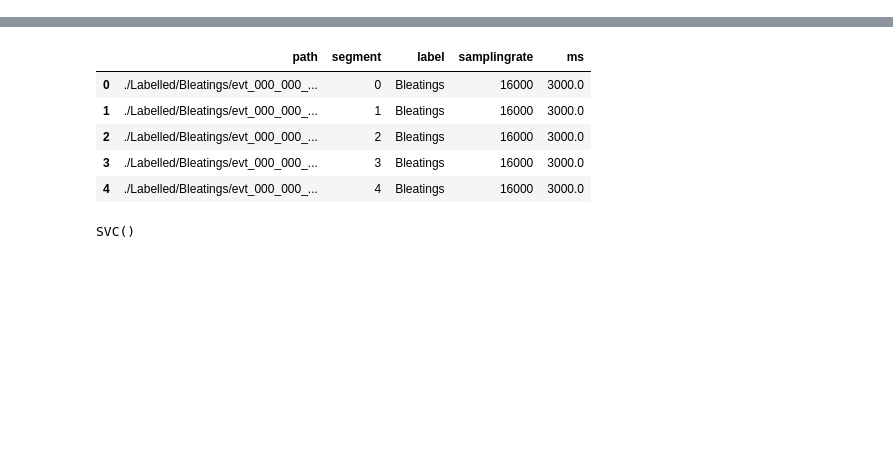
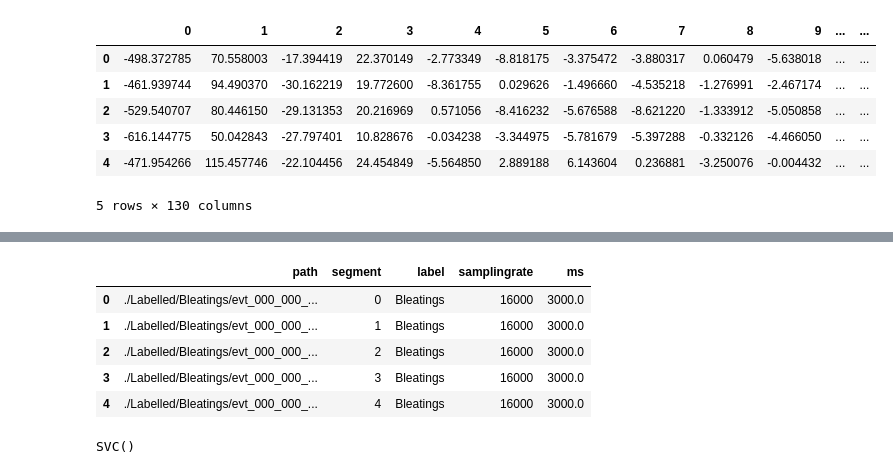
Before and after one commit to nicolasfacchinetti97/vocapra-apr-project, a Jupyter notebook: SVM.ipynb, the cells around one changed output, grey strips where cells are left out. Saved outputs shown, nothing was run; the diff lists cells and outputs as text; code cells hidden in the pictures; blank space fills up the shorter version.

```diff
--- a/SVM.ipynb
+++ b/SVM.ipynb
@@ -10,5 +10,15 @@ from sklearn.model_selection import cross_val_score, GridSearchCV, train_test_sp
 from sklearn.preprocessing import LabelEncoder, StandardScaler
 # %%
 metadata = pd.read_csv("processed_metadata.csv")
-d1 = pd.read_csv("mfcc_deltamfcc_entire.csv")
-d2 = pd.read_csv("mfcc_deltamfcc_stat.csv")
+d1 = pd.read_csv("mfcc_deltamfcc_entire.csv", index_col = 'Unnamed: 0')
+d2 = pd.read_csv("mfcc_deltamfcc_stat.csv", index_col = 'Unnamed: 0')
+# %%
+d1.head()
+# %% [output]
+|  | 0 | 1 | 2 | 3 | 4 | 5 | 6 | 7 | 8 | 9 | ... | ... |
+| 0 | -498.372785 | 70.558003 | -17.394419 | 22.370149 | -2.773349 | -8.818175 | -3.375472 | -3.880317 | 0.060479 | -5.638018 | ... | ... |
+| 1 | -461.939744 | 94.490370 | -30.162219 | 19.772600 | -8.361755 | 0.029626 | -1.496660 | -4.535218 | -1.276991 | -2.467174 | ... | ... |
+| 2 | -529.540707 | 80.446150 | -29.131353 | 20.216969 | 0.571056 | -8.416232 | -5.676588 | -8.621220 | -1.333912 | -5.050858 | ... | ... |
+| 3 | -616.144775 | 50.042843 | -27.797401 | 10.828676 | -0.034238 | -3.344975 | -5.781679 | -5.397288 | -0.332126 | -4.466050 | ... | ... |
+| 4 | -471.954266 | 115.457746 | -22.104456 | 24.454849 | -5.564850 | 2.889188 | 6.143604 | 0.236881 | -3.250076 | -0.004432 | ... | ... |
+5 rows × 130 columns
```
Also changed, not shown: parts of 4 cells of this notebook, 2 other files.
